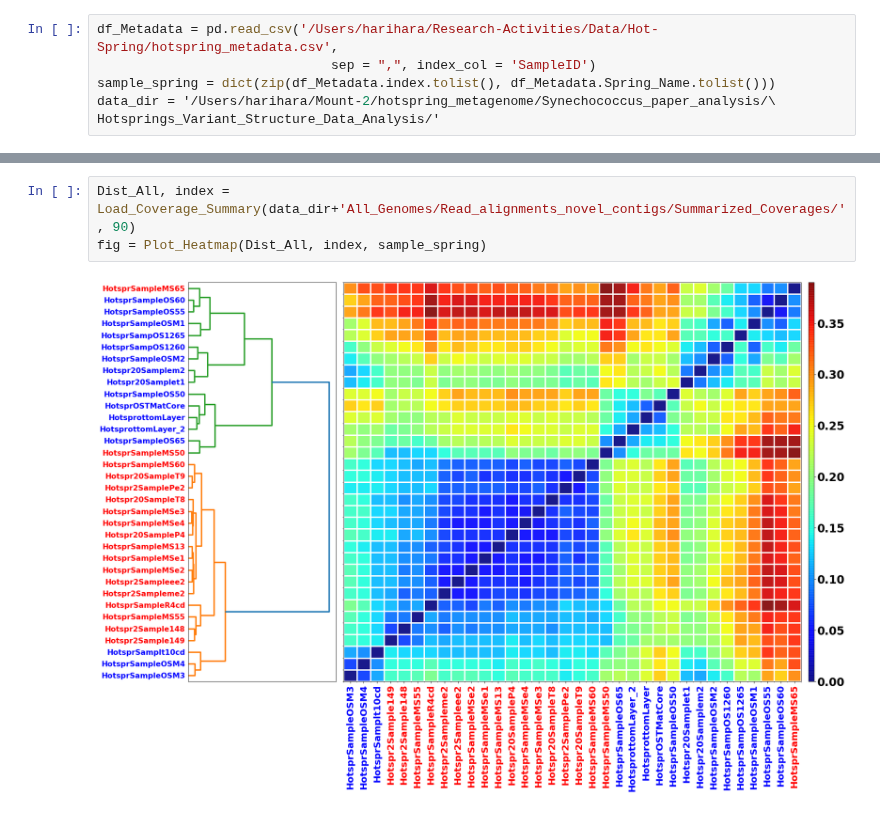
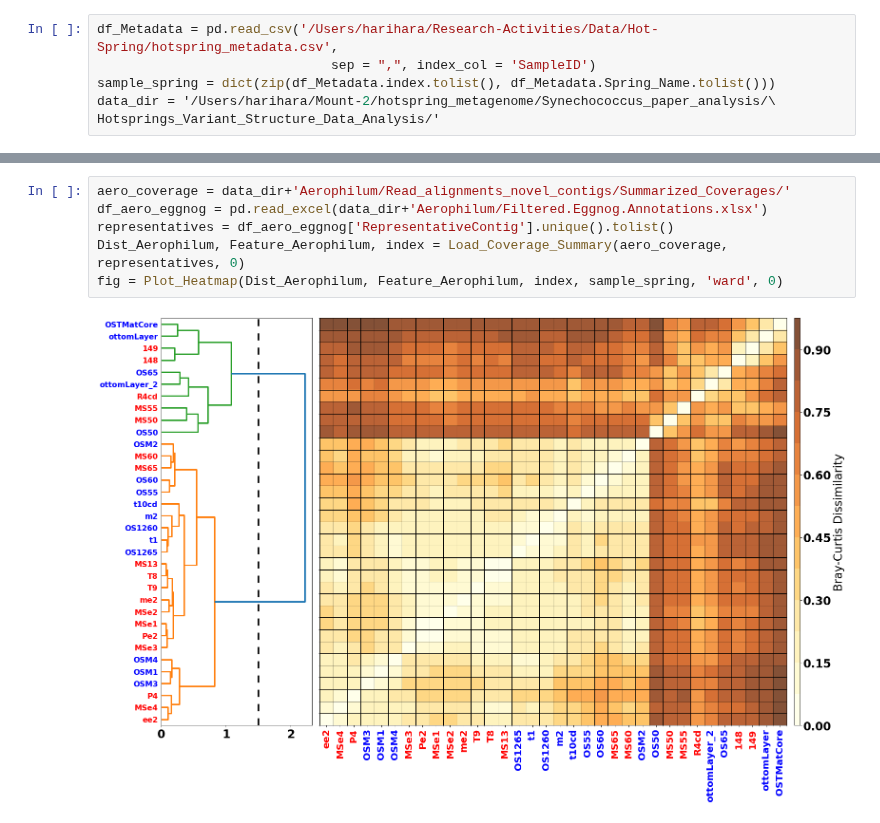
Before and after one commit to hsmurali/Hot_Springs_Analysis, a Jupyter notebook: Scripts/Strain-Analysis/Synechococcus_Paper/Cluster_Novel_Segments_Across_Samples/Cluster_Presence_Absence_Matrix_Novel_Contigs.ipynb, the cells around one changed output, grey strips where cells are left out. Saved outputs shown, nothing was run; the diff lists cells and outputs as text.

Commit message:
Updated code for plotting

```diff
--- a/Scripts/Strain-Analysis/Synechococcus_Paper/Cluster_Novel_Segments_Across_Samples/Cluster_Presence_Absence_Matrix_Novel_Contigs.ipynb
+++ b/Scripts/Strain-Analysis/Synechococcus_Paper/Cluster_Novel_Segments_Across_Samples/Cluster_Presence_Absence_Matrix_Novel_Contigs.ipynb
@@ -133,5 +127,8 @@ fig = Plot_Heatmap(Dist_OSB, index, sample_spring)
-# %%
-Dist_All, index = Load_Coverage_Summary(data_dir+'All_Genomes/Read_alignments_novel_contigs/Summarized_Coverages/', 90)
-fig = Plot_Heatmap(Dist_All, index, sample_spring)
-# %% [output]
-[figure, removed]
+# %%
+aero_coverage = data_dir+'Aerophilum/Read_alignments_novel_contigs/Summarized_Coverages/'
+df_aero_eggnog = pd.read_excel(data_dir+'Aerophilum/Filtered.Eggnog.Annotations.xlsx')
+representatives = df_aero_eggnog['RepresentativeContig'].unique().tolist()
+Dist_Aerophilum, Feature_Aerophilum, index = Load_Coverage_Summary(aero_coverage, representatives, 0)
+fig = Plot_Heatmap(Dist_Aerophilum, Feature_Aerophilum, index, sample_spring, 'ward', 0)
+# %% [output]
+[figure, added]
```
Also changed, not shown: parts of 13 cells of this notebook, 20 other files.
